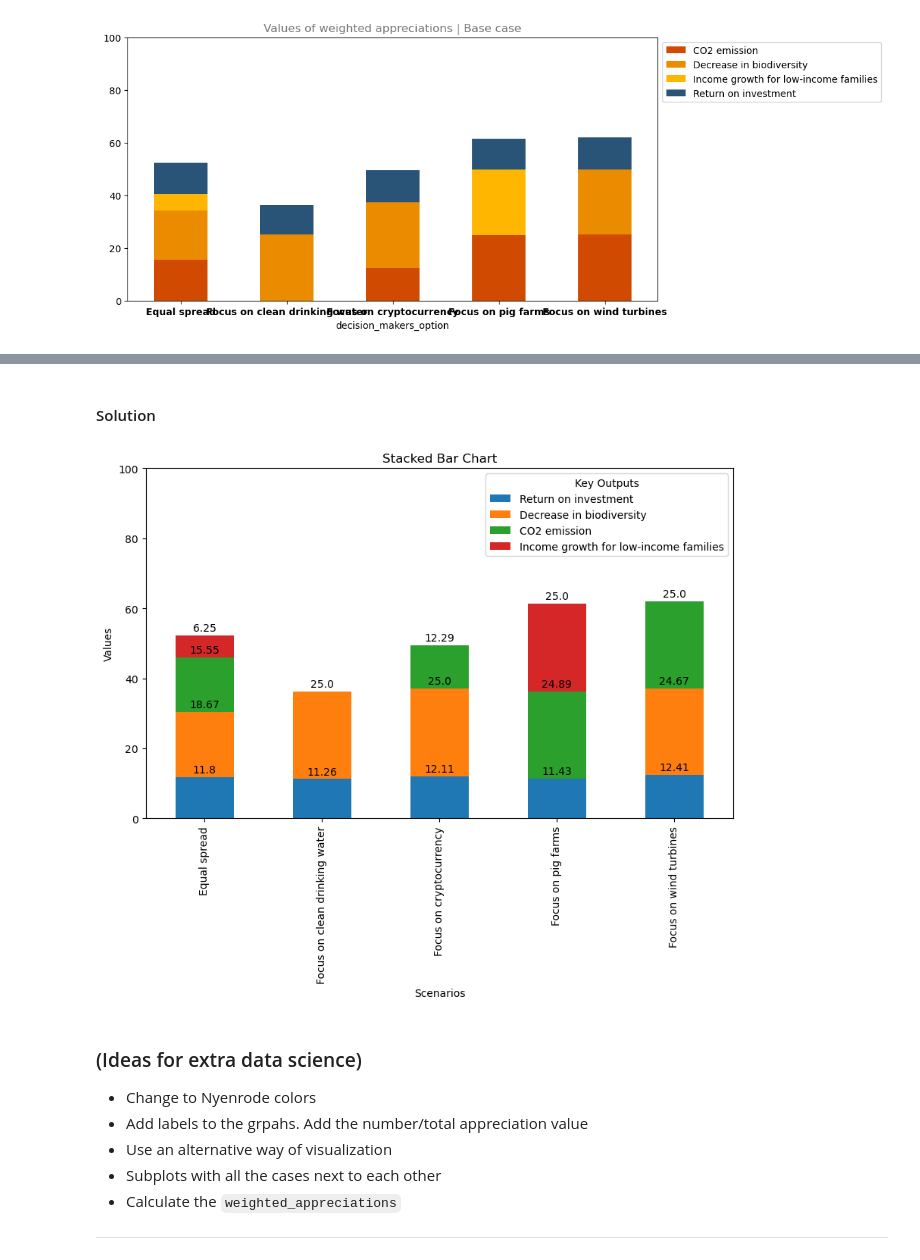
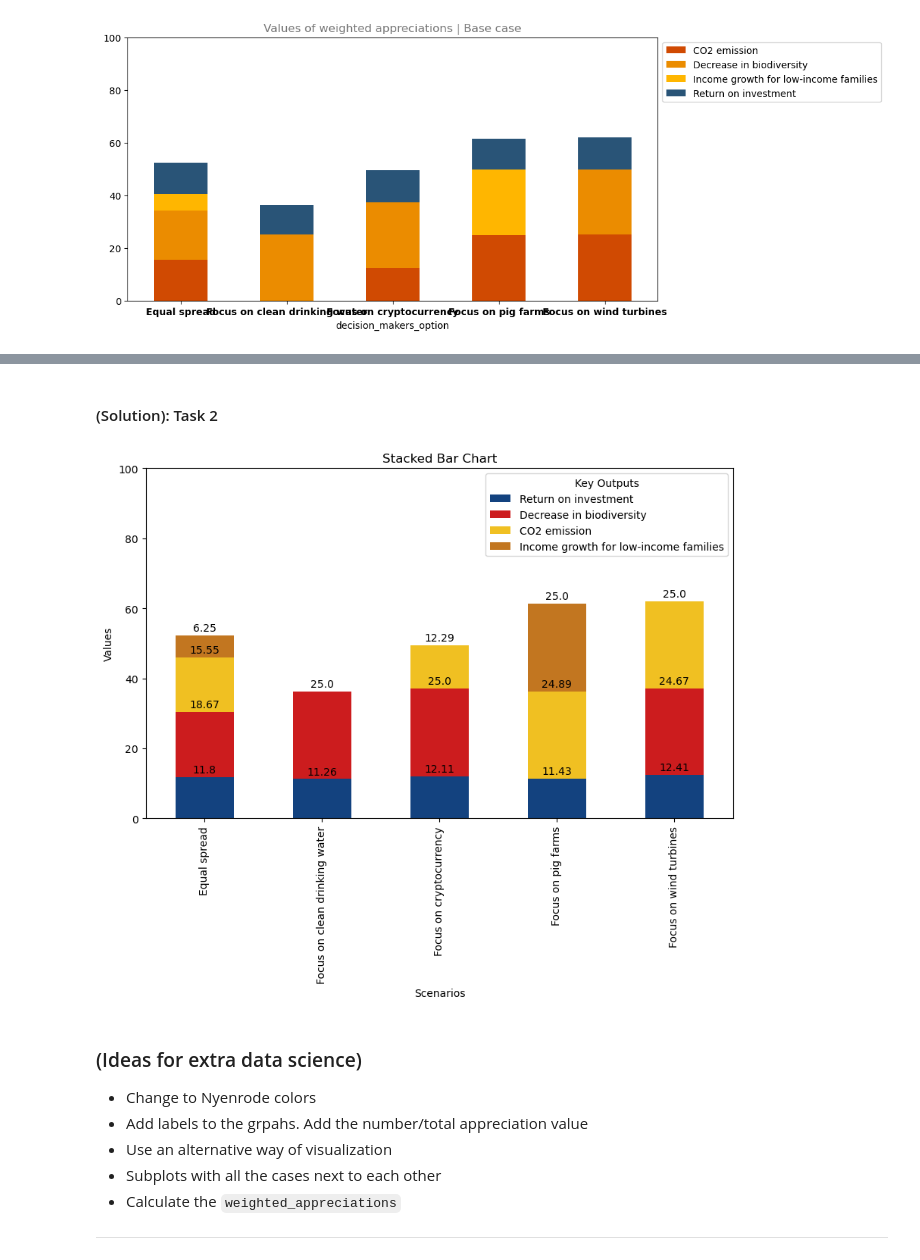
Before and after one commit to ymmath/trbs, a Jupyter notebook: model/tRBS_Exercise_Nyenrode.ipynb, the cells around one changed output, grey strips where cells are left out. Cells and saved outputs as stored; diff of their text form; code cells hidden in the pictures.

Commit message:
add weighted_appreciations task

```diff
--- a/model/tRBS_Exercise_Nyenrode.ipynb
+++ b/model/tRBS_Exercise_Nyenrode.ipynb
@@ -360,5 +386,5 @@ case.output_dict
 # %%
-appre_df = format_data_as_df(case.output_dict, scenario='Base case', key='appreciations')
-appre_df
+result_df = format_data_as_df(case.output_dict, 'Base case', 'weighted_appreciations')
+result_df
 # %% [output]
 |  | Return on investment | Decrease in biodiversity | CO2 emission | Income growth for low-income fami... |
@@ -385,32 +395,0 @@ We have provided some starter code to help you get started
-# %%
-import pandas as pd
-
-def format_data_as_df(data, scenario, key):
-    """
-    Format data from a nested dictionary as a pandas DataFrame for the
-    specified scenario and key.
-
-    Parameters:
-    data (dict): Nested dictionary containing the data.
-    scenario (str): The scenario from the data to extract.
-    key (str): The key within each scenario to extract.
-
-    Returns:
-    pandas.DataFrame: Formatted DataFrame containing the specified data.
-    """
-
-    dmos = list(data[scenario].keys())
-    keys = list(set([key for dmo in dmos for key in data[scenario][dmo]]))
-    if scenario not in data or key not in keys:
-        return None  # Handle invalid scenario or key
-
-    multi_df = pd.DataFrame.from_dict({(i,j,k): data[i][j][k]
-                           for i in data.keys()
-                           for j in data[i].keys()
-                           for k in data[i][j].keys()}, orient='index')
-    df = multi_df.xs(key=(scenario, key), level=[0, 2])
-    return df
-
-# Example usage:
-result_df = format_data_as_df(data=case.output_dict, scenario='Base case', key='weighted_appreciations')
-result_df
@@ -424,28 +396,29 @@ result_df
 # %% [markdown]
-#### Solution
+#### (Solution): Task 2
 # %%
 from matplotlib import pyplot as plt
 
+COLOR_LIST = ['#13427f', '#cc1c1e', '#f0c022', '#c27620', '#e3c874']
 # Plot the stacked bar chart
-ax = result_df.plot(kind='bar', stacked=True, figsize=(10, 6))
+ax = result_df.plot(kind='bar', stacked=True, figsize=(10, 6), color=COLOR_LIST)
 plt.title('Stacked Bar Chart')
 plt.xlabel('Scenarios')
 plt.ylabel('Values')
 
 # Add y-value labels on each non-zero bar segment
 for container in ax.containers:
     ax.bar_label(container, label_type='edge', fontsize=10, padding=2, labels=[f'{round(val, 2)}' if val != 0 else '' for val in container.datavalues])
 
 # Add a legend
 plt.legend(title='Key Outputs')
 
 # Set y-limit to (0, 100)
 plt.ylim(0, 100)
 
 # Display the plot
 plt.show()
 # %% [output]
-[figure, old version]
+[figure, new version]
 # %% [markdown]
 ### (Ideas for extra data science)
 - Change to Nyenrode colors
```
Also changed, not shown: parts of 16 cells of this notebook.
